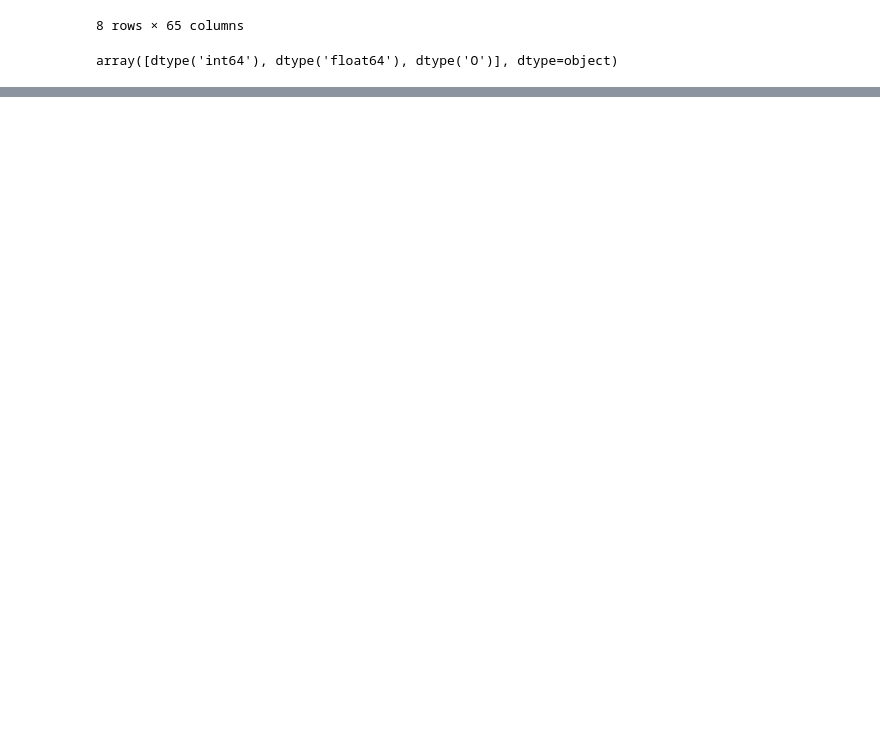
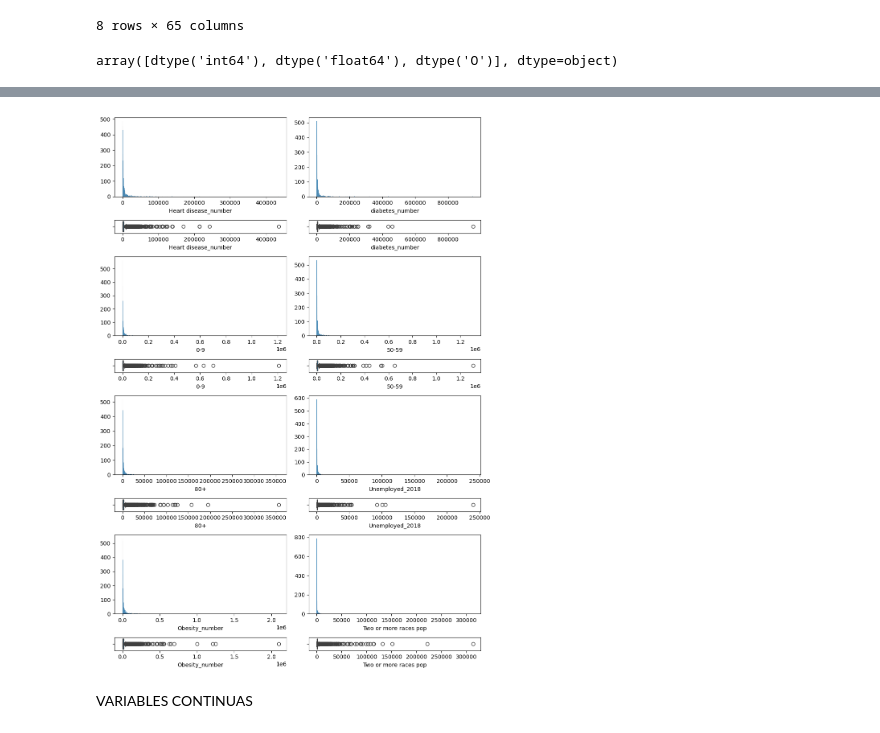
Before and after one commit to PuraCampos/Regr_Lineal_Regularizada, a Jupyter notebook: src/explore.ipynb, the cells around one changed output, grey strips where cells are left out. Cells and saved outputs as stored; diff of their text form; code cells hidden in the pictures; blank space fills up the shorter version.

```diff
--- a/src/explore.ipynb
+++ b/src/explore.ipynb
@@ -111,7 +113,7 @@ total_data.dtypes.unique()
 # %% [output]
 array([dtype('int64'), dtype('float64'), dtype('O')], dtype=object)
 # %%
-num = ['int64', 'float64','O']
+num = ['int64','O']
 cat = ['O']
 continuas=['float64']
 
@@ -129 +176,34 @@ df_cat.shape
+# %%
+fig, ax = plt.subplots(8, 2, figsize=(10, 14), gridspec_kw={'height_ratios': [6, 1, 6, 1, 6, 1, 6, 1]})
+
+# Charts first row
+sns.histplot(ax = ax[0,0], data = df_num, x='Heart disease_number').set(ylabel = None)
+sns.boxplot(ax = ax[1,0], data = df_num, x='Heart disease_number')
+sns.histplot(ax = ax[0,1], data = df_num, x='diabetes_number').set(ylabel = None)
+sns.boxplot(ax = ax[1,1], data = df_num, x='diabetes_number')
+
+# Charts second row
+sns.histplot(ax = ax[2,0], data = df_num, x='0-9').set(ylabel = None)
+sns.boxplot(ax = ax[3,0], data = df_num, x='0-9')
+sns.histplot(ax = ax[2,1], data = df_num, x='50-59').set(ylabel = None)
+sns.boxplot(ax = ax[3,1], data = df_num, x='50-59')
+
+# Charts third row
+sns.histplot(ax = ax[4,0], data = df_num, x='80+').set(ylabel = None)
+sns.boxplot(ax = ax[5,0], data = df_num, x='80+')
+sns.histplot(ax = ax[4,1], data = df_num, x='Unemployed_2018').set(ylabel = None)
+sns.boxplot(ax = ax[5,1], data = df_num, x='Unemployed_2018')
+
+# Charts last row
+sns.histplot(ax = ax[6,0], data = df_num, x='Obesity_number').set(ylabel = None)
+sns.boxplot(ax = ax[7,0], data = df_num, x='Obesity_number')
+sns.histplot(ax = ax[6,1], data = df_num, x='Two or more races pop').set(ylabel = None)
+sns.boxplot(ax = ax[7,1], data = df_num, x='Two or more races pop')
+
+plt.tight_layout()
+plt.show()
+# %% [output]
+[figure, added]
+# %% [markdown]
+VARIABLES CONTINUAS
 # %%
```
Also changed, not shown: parts of 12 cells of this notebook.
